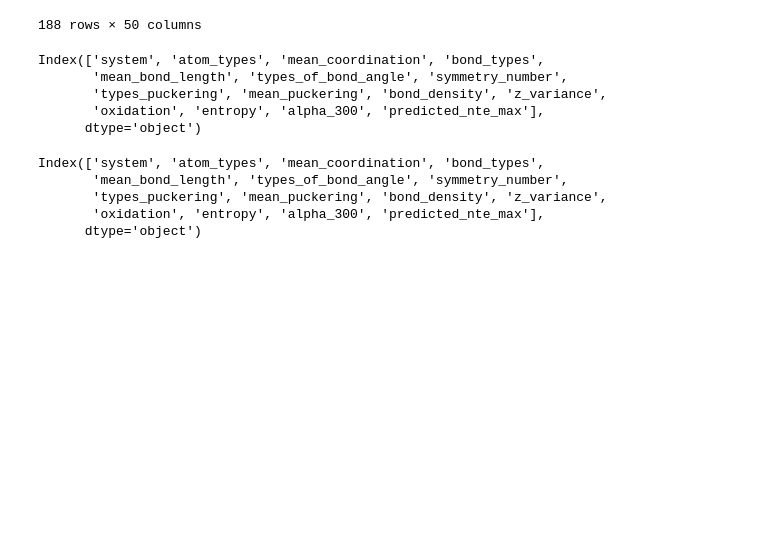
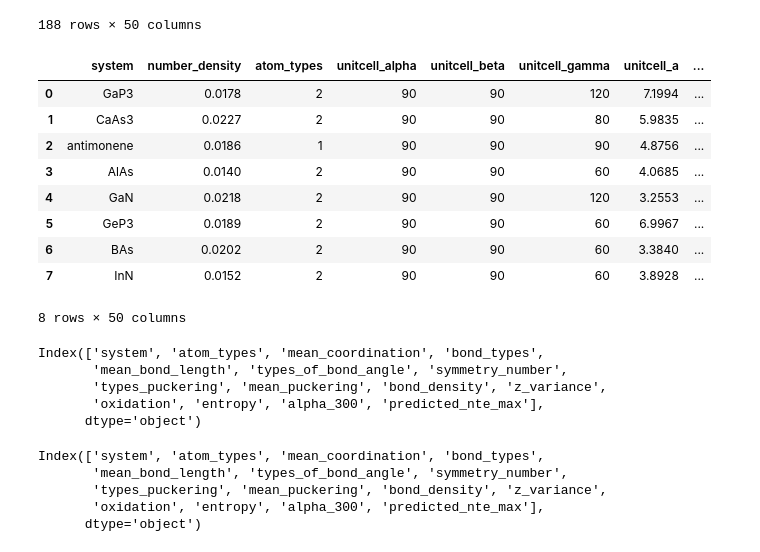
Before and after one commit to arko-mohari/NTE, a Jupyter notebook: NN-TEC-Copy17.ipynb, the cells around one changed output. Cells and saved outputs as stored; diff of their text form; code cells hidden in the pictures; blank space fills up the shorter version.

```diff
--- a/NN-TEC-Copy17.ipynb
+++ b/NN-TEC-Copy17.ipynb
@@ -299,6 +299,19 @@ df
 | 186 | AlGD-HEX | 0.0093 | 2 | 90 | 90 | 60 | 13.1815 | ... |
 | 187 | NGD-REC | 0.0190 | 2 | 90 | 90 | 90 | 9.0205 | ... |
 188 rows × 50 columns
+# %%
+external_df
+# %% [output]
+|  | system | number_density | atom_types | unitcell_alpha | unitcell_beta | unitcell_gamma | unitcell_a | ... |
+| 0 | GaP3 | 0.0178 | 2 | 90 | 90 | 120 | 7.1994 | ... |
+| 1 | CaAs3 | 0.0227 | 2 | 90 | 90 | 80 | 5.9835 | ... |
+| 2 | antimonene | 0.0186 | 1 | 90 | 90 | 90 | 4.8756 | ... |
+| 3 | AlAs | 0.0140 | 2 | 90 | 90 | 60 | 4.0685 | ... |
+| 4 | GaN | 0.0218 | 2 | 90 | 90 | 120 | 3.2553 | ... |
+| 5 | GeP3 | 0.0189 | 2 | 90 | 90 | 60 | 6.9967 | ... |
+| 6 | BAs | 0.0202 | 2 | 90 | 90 | 60 | 3.3840 | ... |
+| 7 | InN | 0.0152 | 2 | 90 | 90 | 60 | 3.8928 | ... |
+8 rows × 50 columns
 # %%
 df.drop(columns=[
                  'alpha_max_temperature',
```
Also changed, not shown: parts of 4 cells of this notebook, 2 other files.
